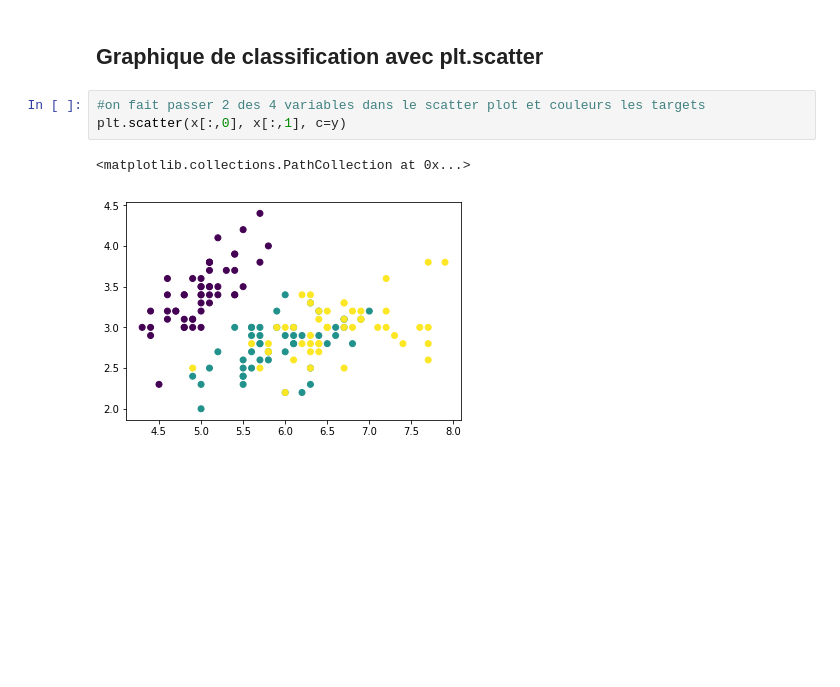
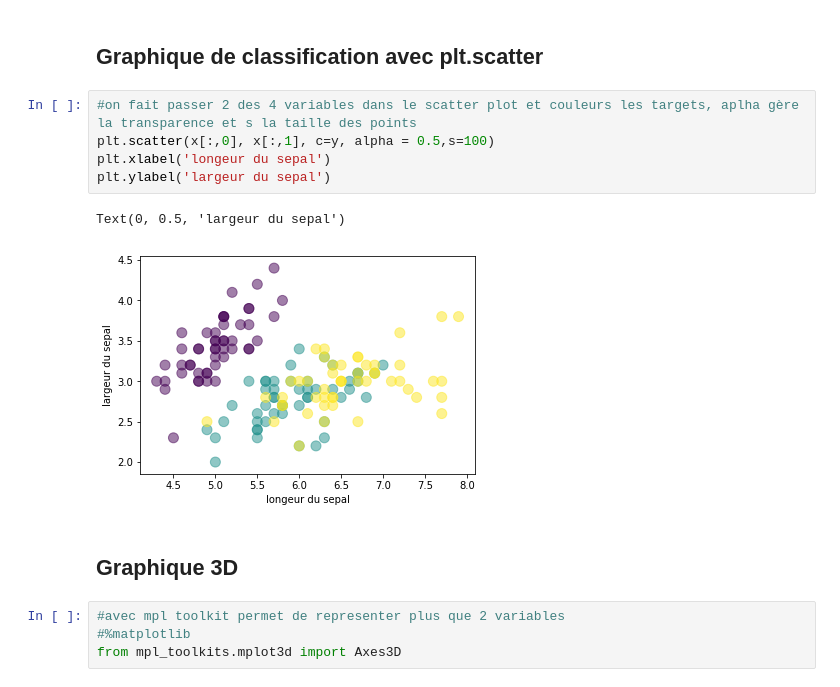
Before and after one commit to FatimaMoqran/Numpy-and-Visualisation, a Jupyter notebook: Datavisualisation_dataset.ipynb, the cells around one changed output. Drawn from its saved outputs; the diff is of its cells as text; blank space fills up the shorter version.

Commit message:
add graph 3d and histogramme

```diff
--- a/Datavisualisation_dataset.ipynb
+++ b/Datavisualisation_dataset.ipynb
@@ -38,8 +38,16 @@ array([[5.1, 3.5, 1.4, 0.2],
 # %% [markdown]
 ## Graphique de classification avec plt.scatter
 # %%
-#on fait passer 2 des 4 variables dans le scatter plot et couleurs les targets
-plt.scatter(x[:,0], x[:,1], c=y)
+#on fait passer 2 des 4 variables dans le scatter plot et couleurs les targets, aplha gère la transparence et s la taille des points
+plt.scatter(x[:,0], x[:,1], c=y, alpha = 0.5,s=100)
+plt.xlabel('longeur du sepal')
+plt.ylabel('largeur du sepal')
 # %% [output]
-<matplotlib.collections.PathCollection at 0x...>
+Text(0, 0.5, 'largeur du sepal')
-[figure, old version]
+[figure, new version]
+# %% [markdown]
+## Graphique 3D
+# %%
+#avec mpl toolkit permet de representer plus que 2 variables
+#%matplotlib
+from mpl_toolkits.mplot3d import Axes3D
```
Also changed, not shown: parts of 11 cells of this notebook.
